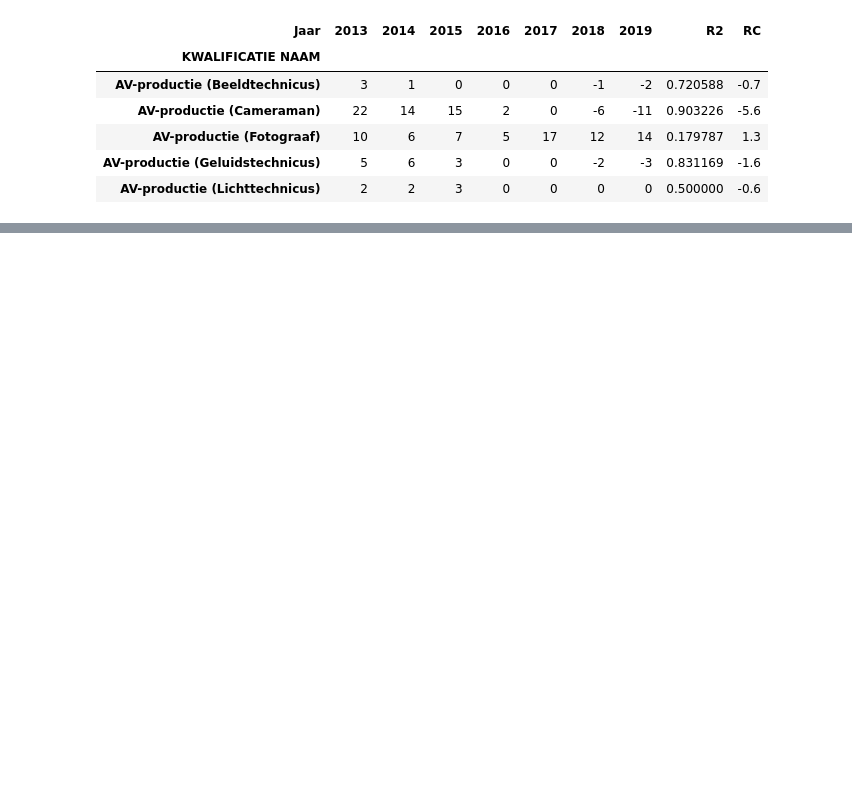
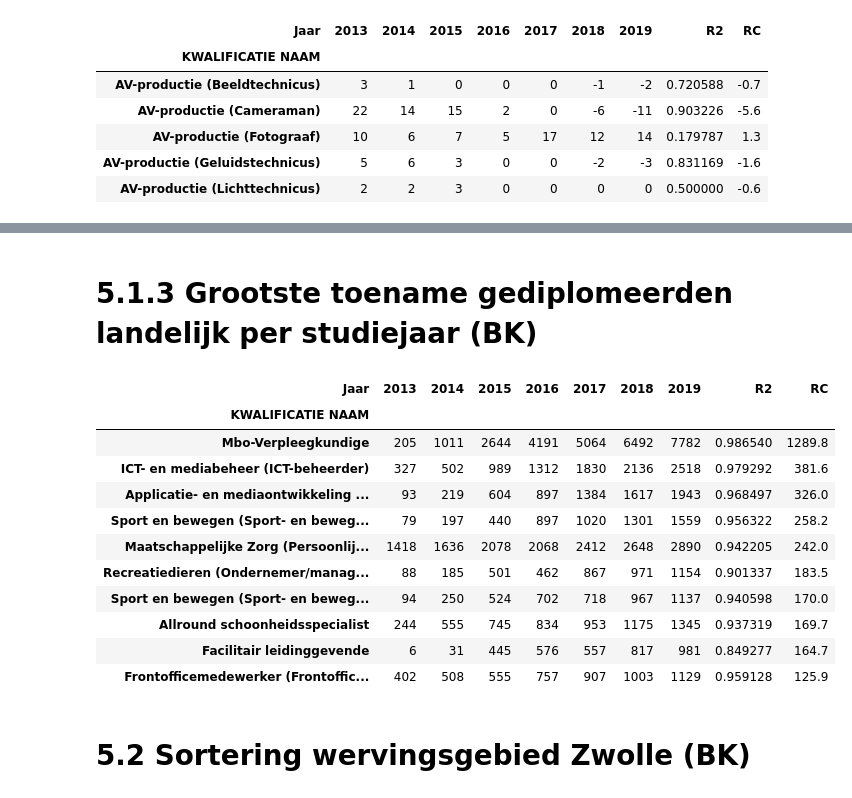
Before and after one commit to simonvdberg/POC, a Jupyter notebook: LocCat-DB-Voorspellend.ipynb, the cells around one changed output, grey strips where cells are left out. Drawn from its saved outputs; the diff is of its cells as text; code cells hidden in the pictures; blank space fills up the shorter version.

```diff
--- a/LocCat-DB-Voorspellend.ipynb
+++ b/LocCat-DB-Voorspellend.ipynb
@@ -1038,0 +1066,24 @@ memory usage: 21.3+ KB
+# %% [markdown]
+# 5.1.3 Grootste toename gediplomeerden landelijk per studiejaar (BK)
+# %%
+# Meest verwachte groei gediplomeerden in wervingsgebied Zwolle op basis van de richtingscoëfficient.
+
+landelijk_sort = landelijk.groupby(['KWALIFICATIE NAAM']).sum()[[2013,2014,2015,2016,2017,'2018','2019','R2','RC']]
+landelijk_filter_r2 = landelijk_sort[landelijk_sort['R2'] > filter_r2]
+landelijk_sortrc = landelijk_filter_r2.sort_values(by='RC', ascending=False)
+landelijk_sortrc.head(n=10)
+# %% [output]
+| Jaar | 2013 | 2014 | 2015 | 2016 | 2017 | 2018 | 2019 | R2 | RC |
+| KWALIFICATIE NAAM |  |  |  |  |  |  |  |  |  |
+| Mbo-Verpleegkundige | 205 | 1011 | 2644 | 4191 | 5064 | 6492 | 7782 | 0.986540 | 1289.8 |
+| ICT- en mediabeheer (ICT-beheerder) | 327 | 502 | 989 | 1312 | 1830 | 2136 | 2518 | 0.979292 | 381.6 |
+| Applicatie- en mediaontwikkeling ... | 93 | 219 | 604 | 897 | 1384 | 1617 | 1943 | 0.968497 | 326.0 |
+| Sport en bewegen (Sport- en beweg... | 79 | 197 | 440 | 897 | 1020 | 1301 | 1559 | 0.956322 | 258.2 |
+| Maatschappelijke Zorg (Persoonlij... | 1418 | 1636 | 2078 | 2068 | 2412 | 2648 | 2890 | 0.942205 | 242.0 |
+| Recreatiedieren (Ondernemer/manag... | 88 | 185 | 501 | 462 | 867 | 971 | 1154 | 0.901337 | 183.5 |
+| Sport en bewegen (Sport- en beweg... | 94 | 250 | 524 | 702 | 718 | 967 | 1137 | 0.940598 | 170.0 |
+| Allround schoonheidsspecialist | 244 | 555 | 745 | 834 | 953 | 1175 | 1345 | 0.937319 | 169.7 |
+| Facilitair leidinggevende | 6 | 31 | 445 | 576 | 557 | 817 | 981 | 0.849277 | 164.7 |
+| Frontofficemedewerker (Frontoffic... | 402 | 508 | 555 | 757 | 907 | 1003 | 1129 | 0.959128 | 125.9 |
+# %% [markdown]
+# 5.2 Sortering wervingsgebied Zwolle (BK)
```
Also changed, not shown: parts of 49 cells of this notebook.
